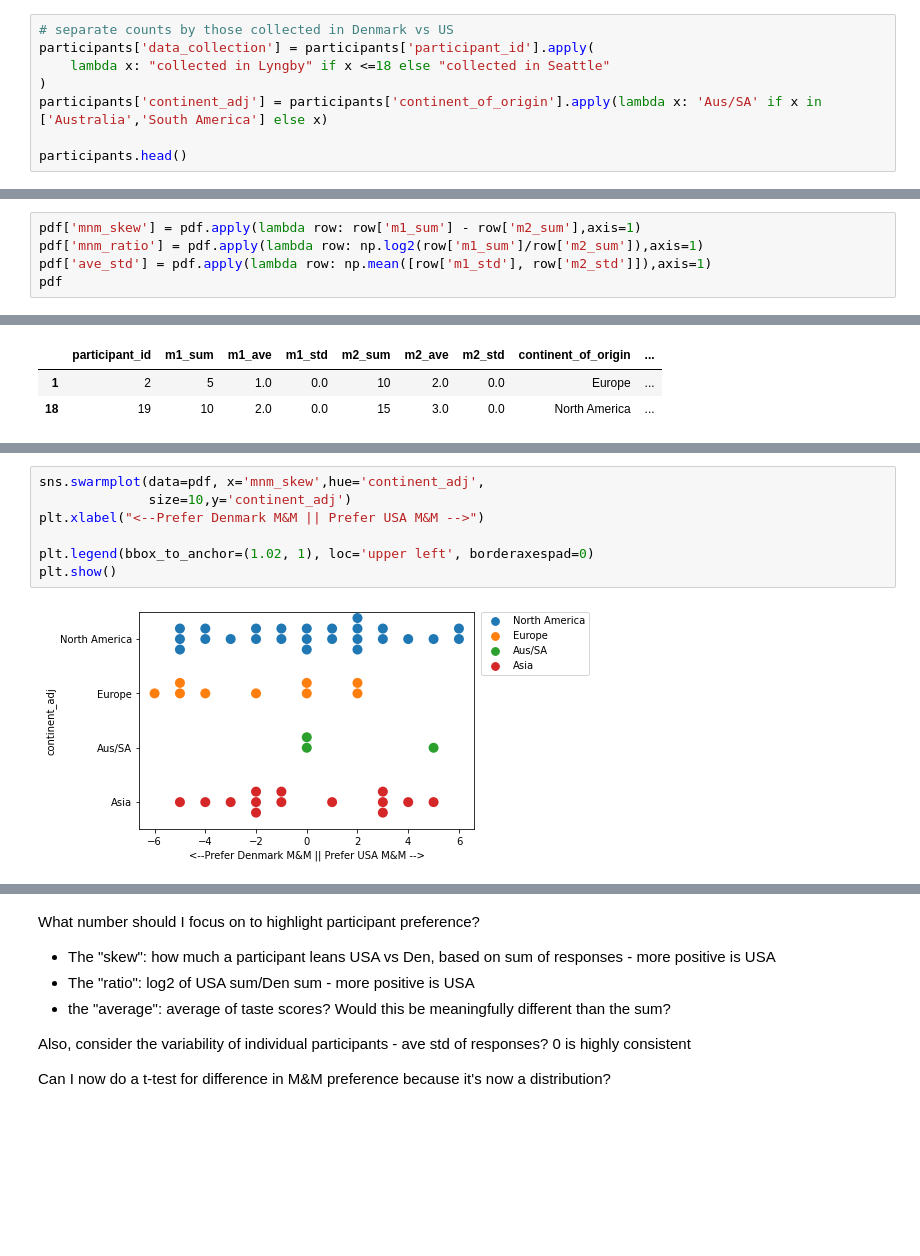
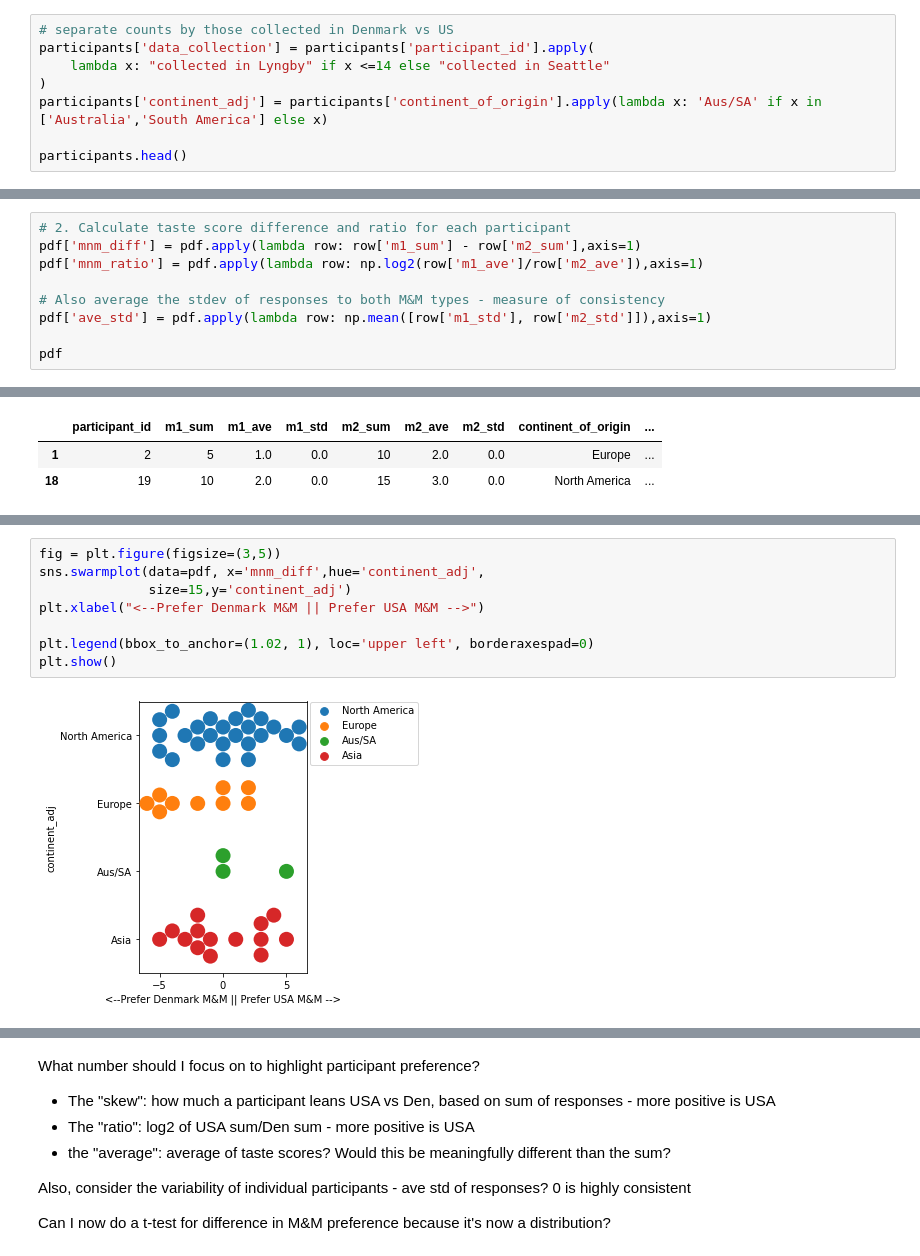
Before and after one commit to erinhwilson/mnm-taste-test, a Jupyter notebook: mnm_analysis.ipynb, the cells around one changed output, grey strips where cells are left out. Saved outputs shown, nothing was run; the diff lists cells and outputs as text; blank space fills up the shorter version.

```diff
--- a/mnm_analysis.ipynb
+++ b/mnm_analysis.ipynb
@@ -34,7 +34,7 @@ plt.show()
 # %%
 # separate counts by those collected in Denmark vs US
 participants['data_collection'] = participants['participant_id'].apply(
-    lambda x: "collected in Lyngby" if x <=18 else "collected in Seattle"
+    lambda x: "collected in Lyngby" if x <=14 else "collected in Seattle"
 )
 participants['continent_adj'] = participants['continent_of_origin'].apply(lambda x: 'Aus/SA' if x in ['Australia','South America'] else x)
 
@@ -675,7 +791,11 @@ pdf
 # %%
-pdf['mnm_skew'] = pdf.apply(lambda row: row['m1_sum'] - row['m2_sum'],axis=1)
-pdf['mnm_ratio'] = pdf.apply(lambda row: np.log2(row['m1_sum']/row['m2_sum']),axis=1)
+# 2. Calculate taste score difference and ratio for each participant
+pdf['mnm_diff'] = pdf.apply(lambda row: row['m1_sum'] - row['m2_sum'],axis=1)
+pdf['mnm_ratio'] = pdf.apply(lambda row: np.log2(row['m1_ave']/row['m2_ave']),axis=1)
+
+# Also average the stdev of responses to both M&M types - measure of consistency
 pdf['ave_std'] = pdf.apply(lambda row: np.mean([row['m1_std'], row['m2_std']]),axis=1)
+
 pdf
 # %% [output]
 |  | participant_id | m1_sum | m1_ave | m1_std | m2_sum | m2_ave | m2_std | continent_of_origin | ... |
@@ -780,12 +966,13 @@ plt.show()
 # %% [output]
 [figure]
 # %%
-sns.swarmplot(data=pdf, x='mnm_skew',hue='continent_adj',
-              size=10,y='continent_adj')
+fig = plt.figure(figsize=(3,5))
+sns.swarmplot(data=pdf, x='mnm_diff',hue='continent_adj',
+              size=15,y='continent_adj')
 plt.xlabel("<--Prefer Denmark M&M || Prefer USA M&M -->")
 
 plt.legend(bbox_to_anchor=(1.02, 1), loc='upper left', borderaxespad=0)
 plt.show()
 # %% [output]
-[figure, old version]
+[figure, new version]
 # %%
```
Also changed, not shown: parts of 71 cells of this notebook.
